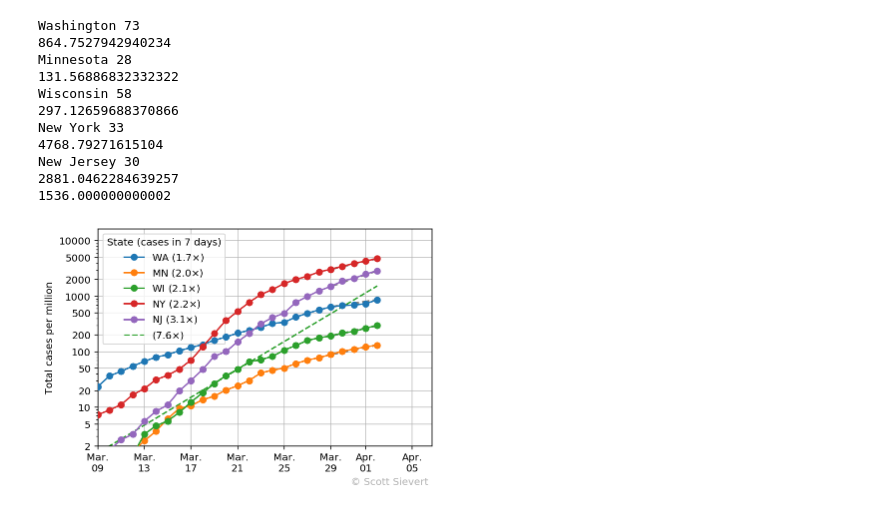
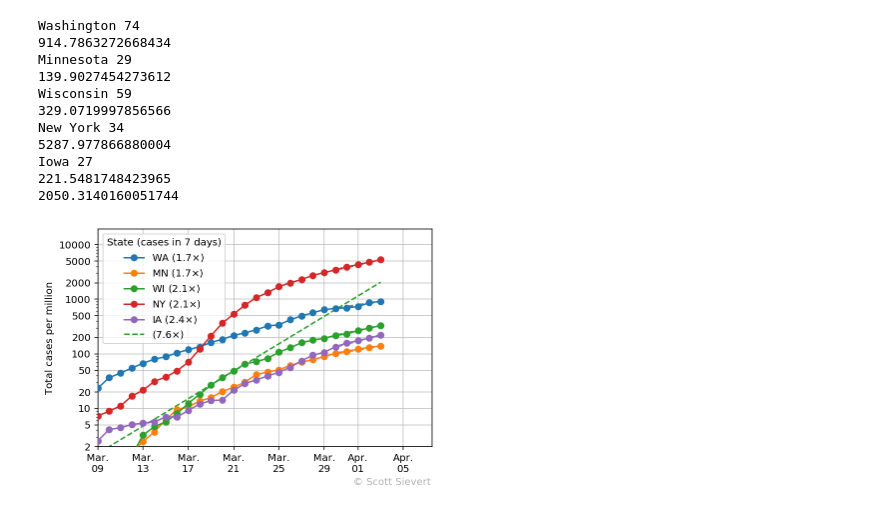
Before and after one commit to stsievert/covid-19, a Jupyter notebook: coronavirus-states.ipynb, the cells around one changed output. Drawn from its saved outputs; the diff is of its cells as text; code cells hidden in the pictures.

```diff
--- a/coronavirus-states.ipynb
+++ b/coronavirus-states.ipynb
@@ -88,7 +88,9 @@ to_show = [
     "Wisconsin",
 #     "Florida",
     "New York",
-    "New Jersey",
+#     "New Jersey",
+    "Iowa",
+#     "Colorado",
 ]
 for k, state in enumerate(to_show):
     show = df[df.state == state]
@@ -120,45 +122,45 @@ ax.plot(show.datetime, _y, "C2--", label=f"({_cases:0.1f}×)")
 #     _dates = [show.datetime.min().to_pydatetime() + timedelta(int(_)) for _ in x]
 #     print(len(_dates), len(y_hat), len(x))
 #     ax.plot(_dates, y_hat, f"C{k}--")
 #     print(min(dates), min(y_hat))
 
 #     print(f"rate={popt[0]:0.2f}")
 #     print(f"offset={popt[1]:0.2f}")
 #     print(f"total={popt[2] / 1e3:0.2f}k")
 
 
 xlim = (datetime(2020, 3, 9), datetime.now() + timedelta(3))
 ax.set_xlim(*xlim)
 ax.set_ylim(2, df.rate.max() * 1)
 
 # ax.set_ylim(0.5 * 2**12, 2 * 2**15)
 # ax.set_xlim(datetime(2020, 3, 17), None)
 
 ax.set_yscale("log", basey=10)
 ax.legend(loc="best", title="State (cases in 7 days)")
 # ax.legend(loc="upper left", title="State (cases in 7 days)")
 ax.grid(alpha=0.8)
 # ax.grid(which="minor", axis="y", alpha=0.3)
 ax.xaxis.set_major_formatter(mdates.DateFormatter("%b.\n%d"))
 ax.set_ylabel("Total cases per million")
 ax.yaxis.set_major_locator(plt.FixedLocator([1, 2, 5, 10, 20, 50, 100, 200, 500, 1000, 2000, 5000, 10_000]))
 ax.yaxis.set_major_formatter(plt.FuncFormatter(lambda x, _: str(int(x))))
 ax.text(xlim[1] - timedelta(7), ax.get_ylim()[0] * 0.2, "© Scott Sievert", alpha=0.3)
 fig.savefig("imgs/us-states-hist.svg", bbox_inches="tight")
 fig.savefig("imgs/us-states-hist.png", bbox_inches="tight", dpi=300)
 # %% [output]
-Washington 73
-864.7527942940234
-Minnesota 28
-131.56886832332322
-Wisconsin 58
-297.12659688370866
-New York 33
-4768.79271615104
-New Jersey 30
-2881.0462284639257
-1536.000000000002
+Washington 74
+914.7863272668434
+Minnesota 29
+139.9027454273612
+Wisconsin 59
+329.0719997856566
+New York 34
+5287.977866880004
+Iowa 27
+221.5481748423965
+2050.3140160051744
-[figure, old version]
+[figure, new version]
 # %%
 state_cases = df.groupby("state")["cases"].max()
 state_cases.sort_values(inplace=True)
```
Also changed, not shown: parts of 6 cells of this notebook, 27 other files.
